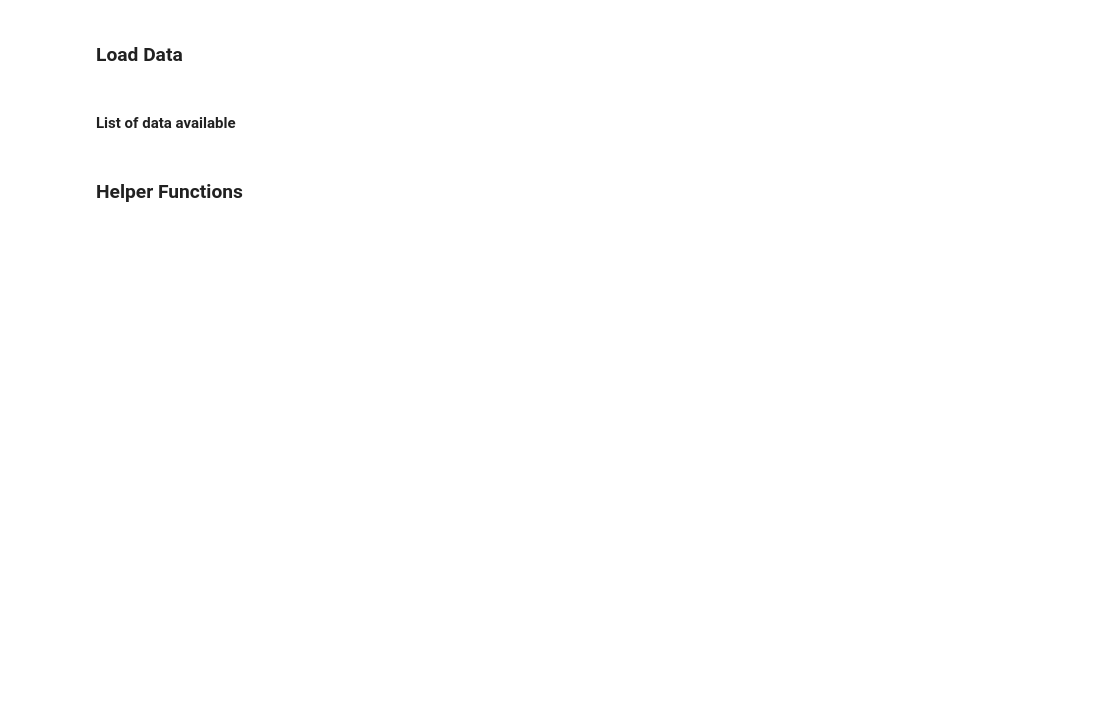
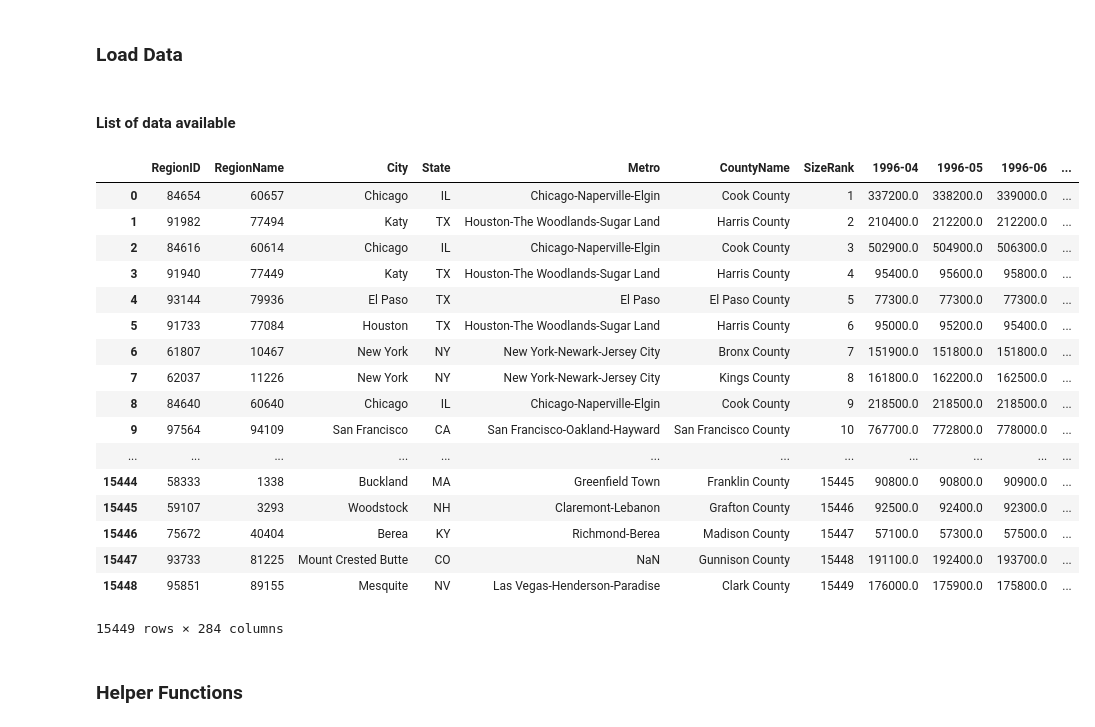
Before and after one commit to jtjones0304/zillow, a Jupyter notebook: Zillow Exploration.ipynb, the cells around one changed output. Cells and saved outputs as stored; diff of their text form; code cells hidden in the pictures; blank space fills up the shorter version.

```diff
--- a/Zillow Exploration.ipynb
+++ b/Zillow Exploration.ipynb
@@ -5,2 +15,4 @@ from functools import reduce
 # %% [markdown]
 ### Load Data
+# %%
+zhvi_data = pd.read_csv('/Users/philglazer/Desktop/zillow_data/Zip_Zhvi_SingleFamilyResidence.csv',encoding = "ISO-8859-1")
@@ -46,3 +70,24 @@ data_sets_dict = {
+# %%
+zhvi_data
+# %% [output]
+|  | RegionID | RegionName | City | State | Metro | CountyName | SizeRank | 1996-04 | 1996-05 | 1996-06 | ... |
+| 0 | 84654 | 60657 | Chicago | IL | Chicago-Naperville-Elgin | Cook County | 1 | 337200.0 | 338200.0 | 339000.0 | ... |
+| 1 | 91982 | 77494 | Katy | TX | Houston-The Woodlands-Sugar Land | Harris County | 2 | 210400.0 | 212200.0 | 212200.0 | ... |
+| 2 | 84616 | 60614 | Chicago | IL | Chicago-Naperville-Elgin | Cook County | 3 | 502900.0 | 504900.0 | 506300.0 | ... |
+| 3 | 91940 | 77449 | Katy | TX | Houston-The Woodlands-Sugar Land | Harris County | 4 | 95400.0 | 95600.0 | 95800.0 | ... |
+| 4 | 93144 | 79936 | El Paso | TX | El Paso | El Paso County | 5 | 77300.0 | 77300.0 | 77300.0 | ... |
+| 5 | 91733 | 77084 | Houston | TX | Houston-The Woodlands-Sugar Land | Harris County | 6 | 95000.0 | 95200.0 | 95400.0 | ... |
+| 6 | 61807 | 10467 | New York | NY | New York-Newark-Jersey City | Bronx County | 7 | 151900.0 | 151800.0 | 151800.0 | ... |
+| 7 | 62037 | 11226 | New York | NY | New York-Newark-Jersey City | Kings County | 8 | 161800.0 | 162200.0 | 162500.0 | ... |
+| 8 | 84640 | 60640 | Chicago | IL | Chicago-Naperville-Elgin | Cook County | 9 | 218500.0 | 218500.0 | 218500.0 | ... |
+| 9 | 97564 | 94109 | San Francisco | CA | San Francisco-Oakland-Hayward | San Francisco County | 10 | 767700.0 | 772800.0 | 778000.0 | ... |
+| ... | ... | ... | ... | ... | ... | ... | ... | ... | ... | ... | ... |
+| 15444 | 58333 | 1338 | Buckland | MA | Greenfield Town | Franklin County | 15445 | 90800.0 | 90800.0 | 90900.0 | ... |
+| 15445 | 59107 | 3293 | Woodstock | NH | Claremont-Lebanon | Grafton County | 15446 | 92500.0 | 92400.0 | 92300.0 | ... |
+| 15446 | 75672 | 40404 | Berea | KY | Richmond-Berea | Madison County | 15447 | 57100.0 | 57300.0 | 57500.0 | ... |
+| 15447 | 93733 | 81225 | Mount Crested Butte | CO | NaN | Gunnison County | 15448 | 191100.0 | 192400.0 | 193700.0 | ... |
+| 15448 | 95851 | 89155 | Mesquite | NV | Las Vegas-Henderson-Paradise | Clark County | 15449 | 176000.0 | 175900.0 | 175800.0 | ... |
+15449 rows × 284 columns
 # %% [markdown]
 ### Helper Functions
 # %%
```
Also changed, not shown: parts of 36 cells of this notebook.
